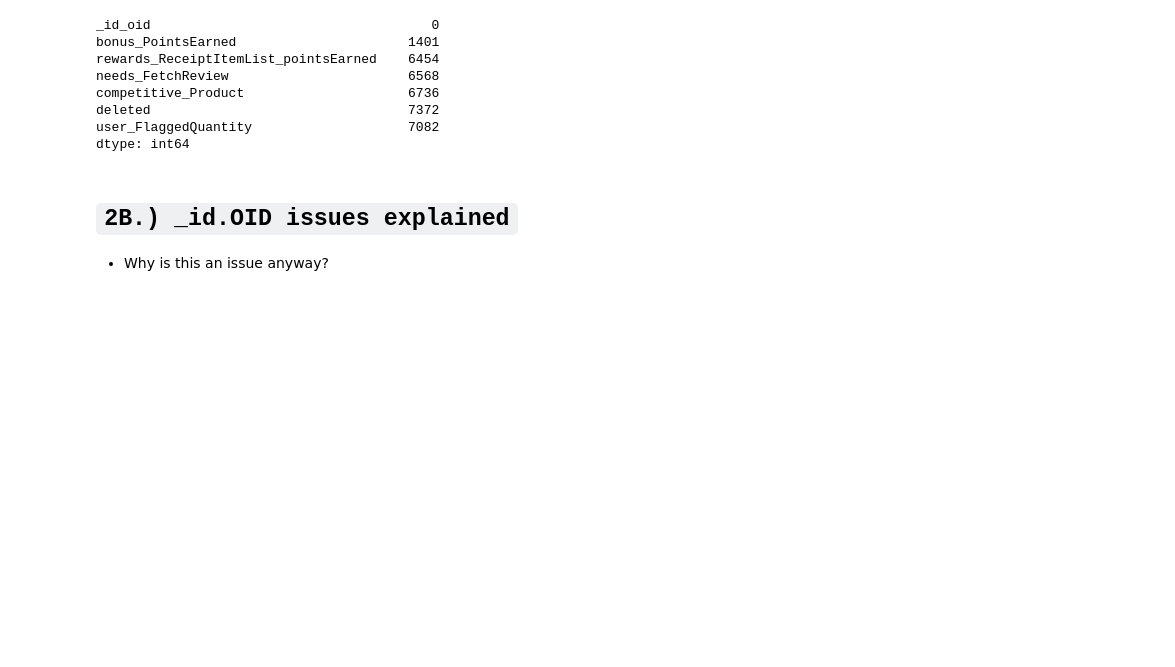
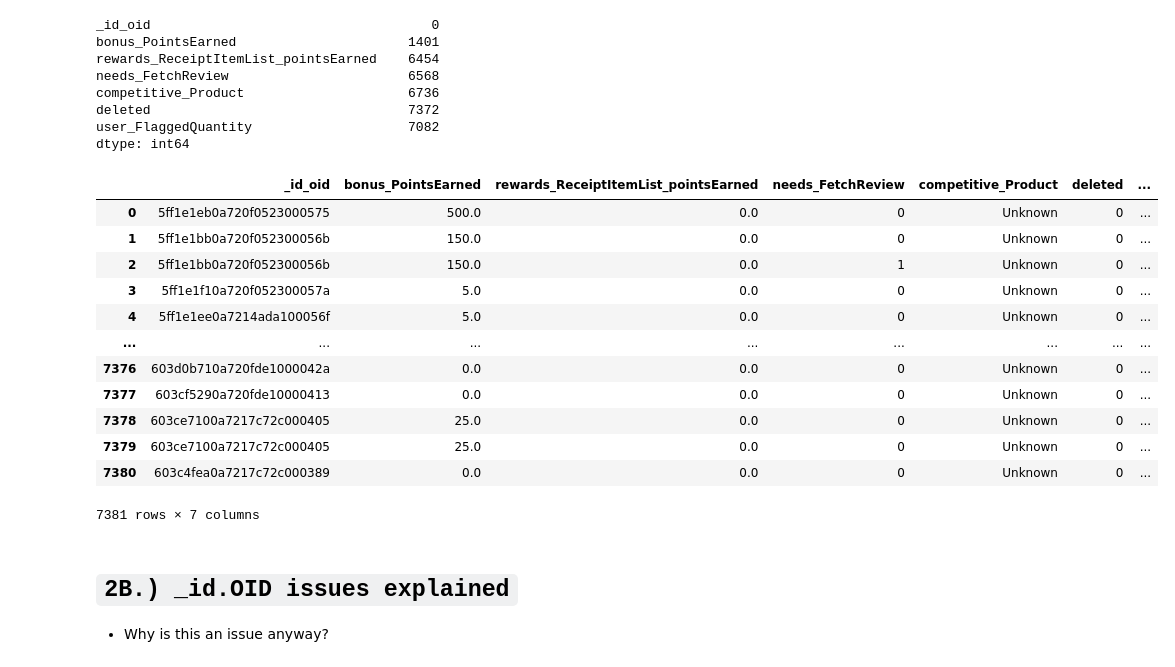
Before and after one commit to MrFuguDataScience/SendDataFrom-R-Python-to-SQL-PSQL-Mongo, a Jupyter notebook: Python_MySQL_Hiccups.ipynb, the cells around one changed output. Saved outputs shown, nothing was run; the diff lists cells and outputs as text; code cells hidden in the pictures; blank space fills up the shorter version.

Commit message:
MySQL_Python_Hiccups
fix examples, rename tables, rename variables for last example and cut empty cells

```diff
--- a/Python_MySQL_Hiccups.ipynb
+++ b/Python_MySQL_Hiccups.ipynb
@@ -489,11 +490,25 @@ new_subset_play['userFlaggedQuantity']=pd.to_numeric(new_subset_play['userFlagge
 # %%
-mycursor.execute("SELECT * from dot_notation_table")
+mycursor.execute("SELECT * from dot_notation_table_02")
 
 # Get all results and store them
 mm=mycursor.fetchall()
 
 # Retain columns names, and store as DF:
 pd.DataFrame(mm,columns=mycursor.column_names)
+# %% [output]
+|  | _id_oid | bonus_PointsEarned | rewards_ReceiptItemList_pointsEarned | needs_FetchReview | competitive_Product | deleted | ... |
+| 0 | 5ff1e1eb0a720f0523000575 | 500.0 | 0.0 | 0 | Unknown | 0 | ... |
+| 1 | 5ff1e1bb0a720f052300056b | 150.0 | 0.0 | 0 | Unknown | 0 | ... |
+| 2 | 5ff1e1bb0a720f052300056b | 150.0 | 0.0 | 1 | Unknown | 0 | ... |
+| 3 | 5ff1e1f10a720f052300057a | 5.0 | 0.0 | 0 | Unknown | 0 | ... |
+| 4 | 5ff1e1ee0a7214ada100056f | 5.0 | 0.0 | 0 | Unknown | 0 | ... |
+| ... | ... | ... | ... | ... | ... | ... | ... |
+| 7376 | 603d0b710a720fde1000042a | 0.0 | 0.0 | 0 | Unknown | 0 | ... |
+| 7377 | 603cf5290a720fde10000413 | 0.0 | 0.0 | 0 | Unknown | 0 | ... |
+| 7378 | 603ce7100a7217c72c000405 | 25.0 | 0.0 | 0 | Unknown | 0 | ... |
+| 7379 | 603ce7100a7217c72c000405 | 25.0 | 0.0 | 0 | Unknown | 0 | ... |
+| 7380 | 603c4fea0a7217c72c000389 | 0.0 | 0.0 | 0 | Unknown | 0 | ... |
+7381 rows × 7 columns
 # %% [markdown]
 # `2B.) _id.OID issues explained`
 
```
Also changed, not shown: parts of 17 cells of this notebook.
